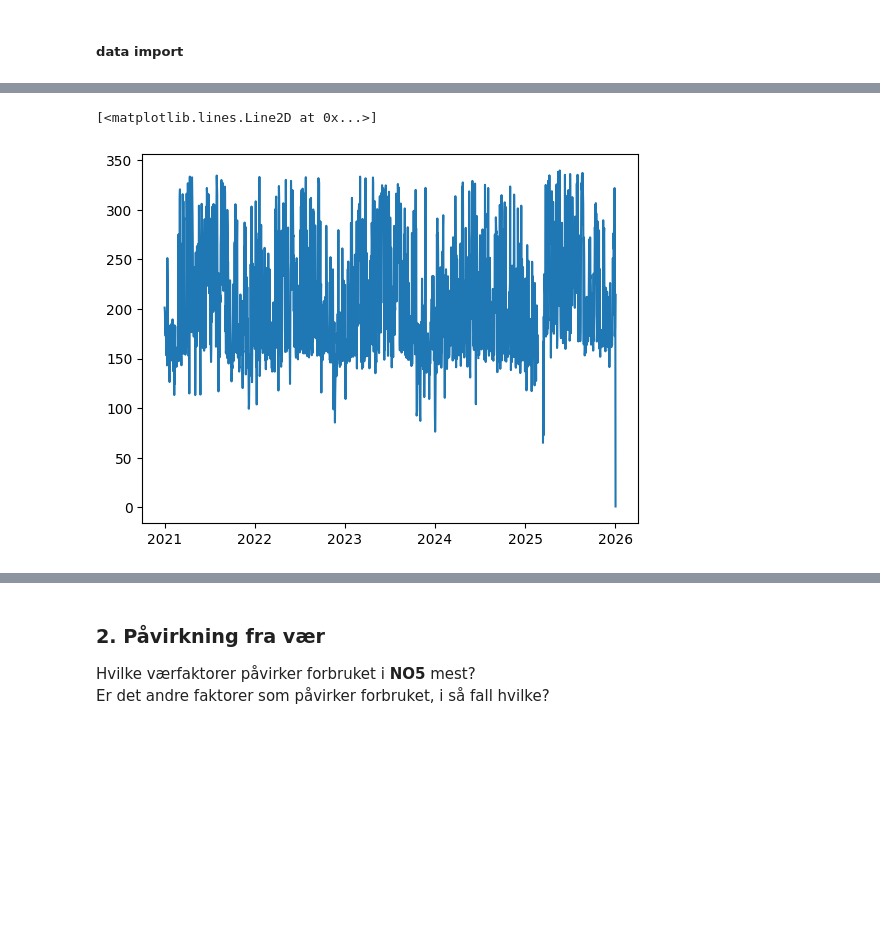
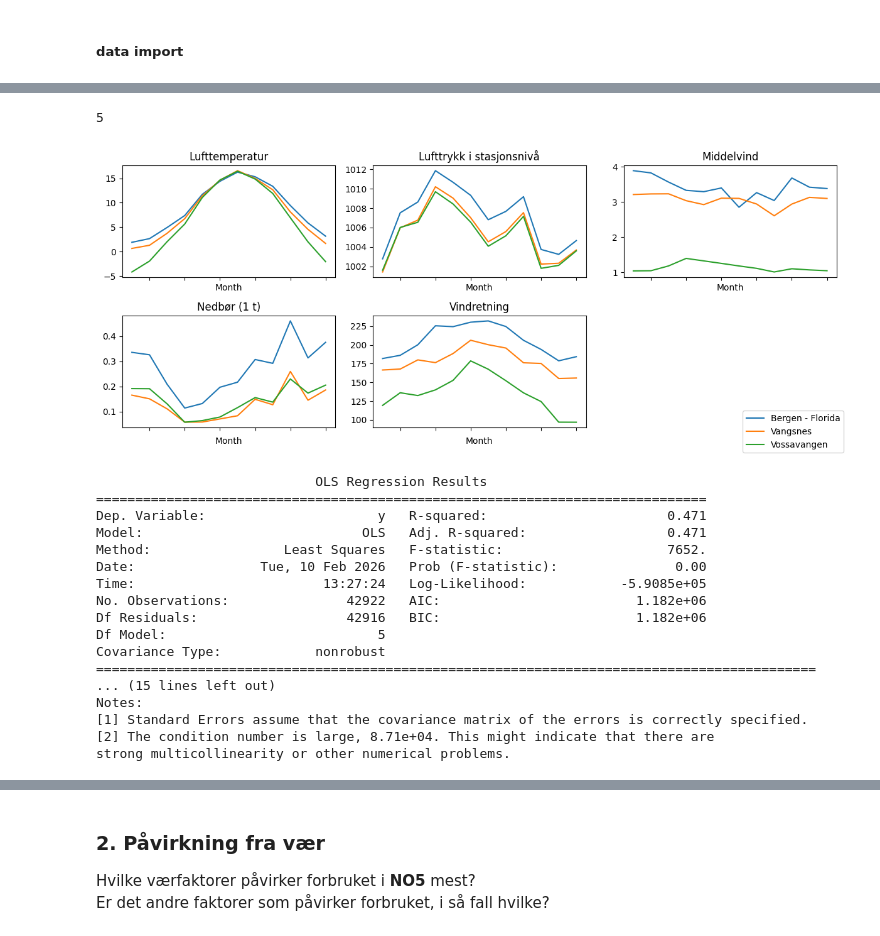
Before and after one commit to tobbensol/eviny-case, a Jupyter notebook: notebooks/Question2.ipynb, the cells around one changed output, grey strips where cells are left out. Cells and saved outputs as stored; diff of their text form; code cells hidden in the pictures; blank space fills up the shorter version.

```diff
--- a/notebooks/Question2.ipynb
+++ b/notebooks/Question2.ipynb
@@ -57,0 +11,7 @@ data_by_time
+# %%
+data = get_weather_data(2021, 2026, "./data/weather_data.csv")
+weather_data_by_time = data.pivot_table(
+    index="Tid(norsk normaltid)",
+    values=["Nedbør (1 t)",	"Lufttemperatur", "Lufttrykk i stasjonsnivå", "Vindretning", "Middelvind"],
+    columns="Navn"
+)
@@ -58,5 +43,26 @@ data_by_time
 # %%
-plt.plot(data_by_time.groupby(data_by_time.index.date).mean()["Vindretning"]["Bergen - Florida"])
+monthly_data = weather_data_by_time.groupby(weather_data_by_time.index.month).mean()
+measurements = monthly_data.columns.levels[0]
+
+fig, ax = plt.subplots(
+    nrows=len(measurements)//2,
+    ncols=3,
+    figsize=(4 * (len(measurements)//2+1), 5),
+    sharex=True
+)
+print(len(measurements))
+
+for i, measurement in enumerate(measurements):
+    ax[i//3, i%3].plot(monthly_data[measurement])
+
+    ax[i//3, i%3].set_title(measurement)
+    ax[i//3, i%3].set_xlabel("Month")
+    ax[i//3, i%3].set_xticklabels([])
+
+fig.delaxes(ax[1, 2])
+fig.legend(monthly_data.columns.levels[1], loc="lower right")
+fig.tight_layout()
+plt.show()
 # %% [output]
-[<matplotlib.lines.Line2D at 0x...>]
+5
-[figure, old version]
+[figure, new version]
@@ -62,0 +83,23 @@ plt.plot(data_by_time.groupby(data_by_time.index.date).mean()["Vindretning"]["Be
+# %%
+X = sm.add_constant(x)
+
+model = sm.OLS(y, X).fit()
+print(model.summary())
+# %% [output]
+                            OLS Regression Results
+==============================================================================
+Dep. Variable:                      y   R-squared:                       0.471
+Model:                            OLS   Adj. R-squared:                  0.471
+Method:                 Least Squares   F-statistic:                     7652.
+Date:                Tue, 10 Feb 2026   Prob (F-statistic):               0.00
+Time:                        13:27:24   Log-Likelihood:            -5.9085e+05
+No. Observations:               42922   AIC:                         1.182e+06
+Df Residuals:                   42916   BIC:                         1.182e+06
+Df Model:                           5
+Covariance Type:            nonrobust
+============================================================================================
+... (15 lines left out)
+Notes:
+[1] Standard Errors assume that the covariance matrix of the errors is correctly specified.
+[2] The condition number is large, 8.71e+04. This might indicate that there are
+strong multicollinearity or other numerical problems.
```
Also changed, not shown: parts of 9 cells of this notebook, 5 other files.
